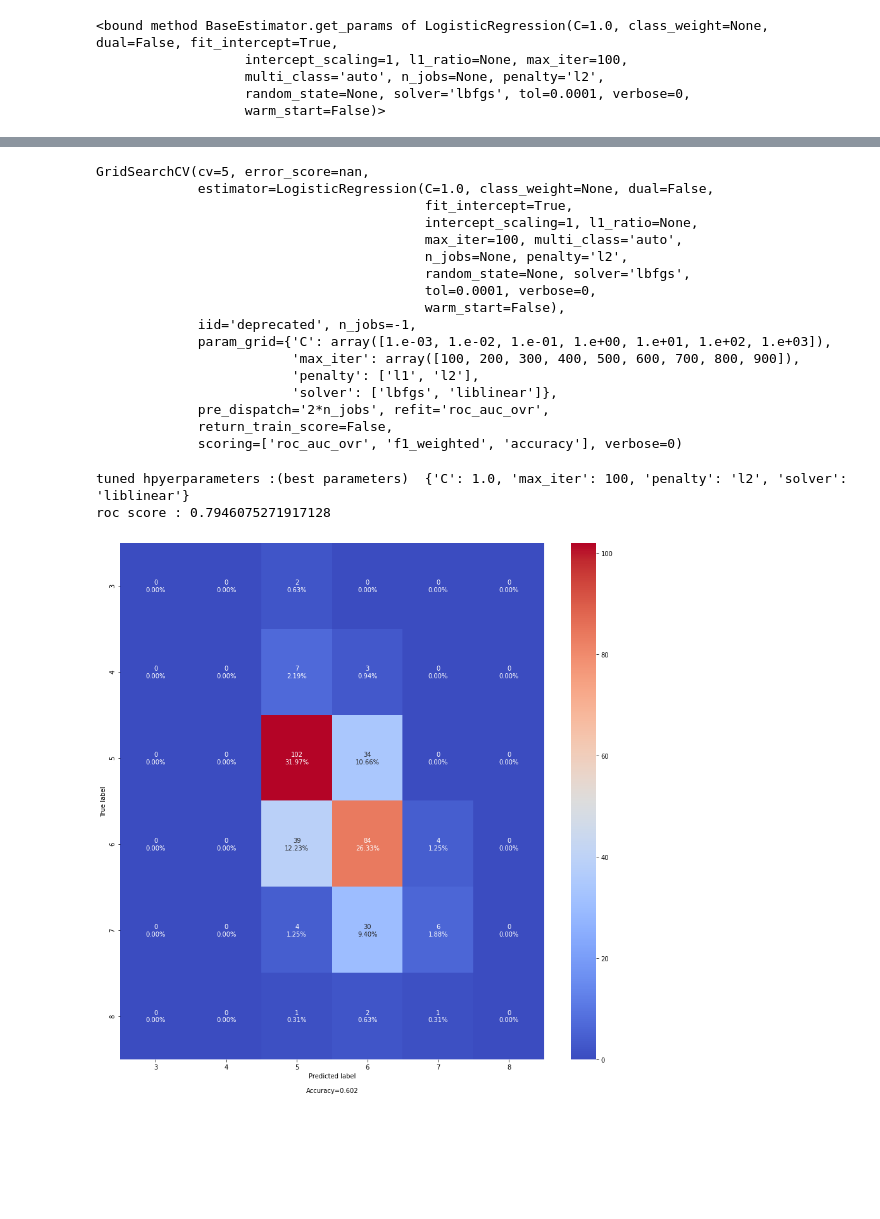
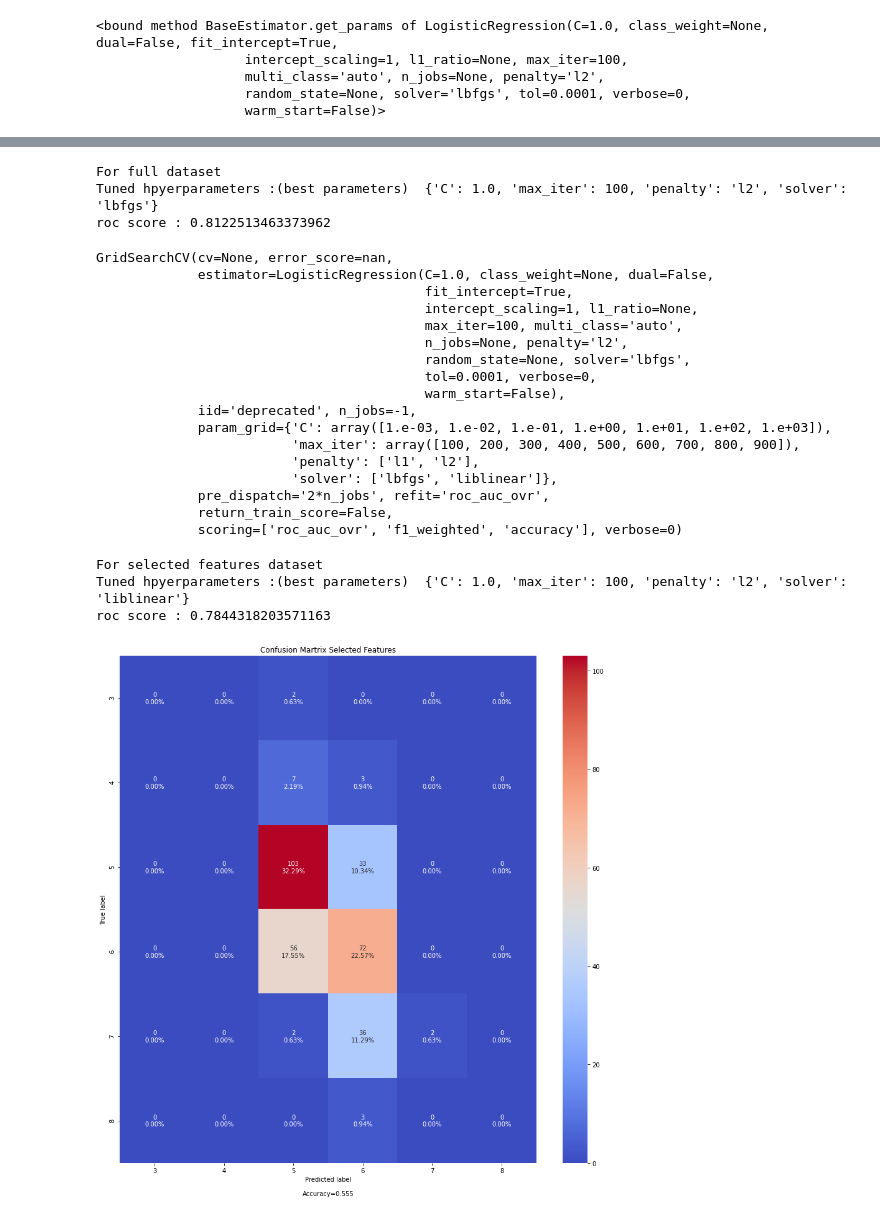
Before and after one commit to yudhiesh/RedWineQuality, a Jupyter notebook: LR.ipynb, the cells around one changed output, grey strips where cells are left out. Saved outputs shown, nothing was run; the diff lists cells and outputs as text; code cells hidden in the pictures; blank space fills up the shorter version.

```diff
--- a/LR.ipynb
+++ b/LR.ipynb
@@ -47,13 +100,15 @@ df.head()
 # %%
 from sklearn.model_selection import StratifiedKFold, train_test_split
 
-# Stratified K-fold cross-validation
-df['kfold'] = -1
-df = df.sample(frac=1).reset_index(drop=True)
-y = df.quality
-kf = StratifiedKFold(n_splits=5)
+def kfold(dataframe):
+  # Stratified K-fold cross-validation
+  dataframe['kfold'] = -1
+  df = dataframe.sample(frac=1).reset_index(drop=True)
+  y = df.quality
+  kf = StratifiedKFold(n_splits=5)
 
-for f, (t_,v_) in enumerate(kf.split(X=df, y=y)):
-  df.loc[v_, 'kfold'] = f
-  df_train = df.loc[t_]
-  df_test = df.loc[v_]
+  for f, (t_,v_) in enumerate(kf.split(X=df, y=y)):
+    df.loc[v_, 'kfold'] = f
+    df_train = df.loc[t_]
+    df_test = df.loc[v_]
+  return df_train, df_test
@@ -59,0 +117,2 @@ for f, (t_,v_) in enumerate(kf.split(X=df, y=y)):
+# %%
+df_train, df_test = kfold(dataframe=df)
@@ -191,13 +295,21 @@ logreg.get_params
+# %%
+print(f'For full dataset')
+print("Tuned hpyerparameters :(best parameters) ",logreg_cv_full.best_params_)
+print("roc score :",logreg_cv_full.best_score_)
+# %% [output]
+For full dataset
+Tuned hpyerparameters :(best parameters)  {'C': 1.0, 'max_iter': 100, 'penalty': 'l2', 'solver': 'lbfgs'}
+roc score : 0.8122513463373962
 # %%
 logreg_cv = GridSearchCV(estimator=logreg,
-                     param_grid=grid,
-                     scoring=scoring,
-                     cv=5,
-                     refit='roc_auc_ovr',
-                     n_jobs=-1)
+                         param_grid = grid,
+                         scoring=scoring,
+                         refit='roc_auc_ovr',
+                         n_jobs=-1
+                         )
 logreg_cv.fit(X_train,y_train)
 # %% [output]
-GridSearchCV(cv=5, error_score=nan,
+GridSearchCV(cv=None, error_score=nan,
              estimator=LogisticRegression(C=1.0, class_weight=None, dual=False,
                                           fit_intercept=True,
                                           intercept_scaling=1, l1_ratio=None,
@@ -215,21 +327,24 @@ GridSearchCV(cv=5, error_score=nan,
              return_train_score=False,
              scoring=['roc_auc_ovr', 'f1_weighted', 'accuracy'], verbose=0)
 # %%
-print("tuned hpyerparameters :(best parameters) ",logreg_cv.best_params_)
+print(f'For selected features dataset')
+print("Tuned hpyerparameters :(best parameters) ",logreg_cv.best_params_)
 print("roc score :",logreg_cv.best_score_)
 # %% [output]
-tuned hpyerparameters :(best parameters)  {'C': 1.0, 'max_iter': 100, 'penalty': 'l2', 'solver': 'liblinear'}
-roc score : 0.7946075271917128
+For selected features dataset
+Tuned hpyerparameters :(best parameters)  {'C': 1.0, 'max_iter': 100, 'penalty': 'l2', 'solver': 'liblinear'}
+roc score : 0.7844318203571163
 # %%
 lr_pred = logreg_cv.predict(X_test)
 cm = confusion_matrix(y_test, lr_pred)
 
 labels = ['True Neg','False Pos','False Neg','True Pos']
 categories = ['3', '4', '5', '6', '7', '8']
 make_confusion_matrix(cm,
                       group_names=labels,
                       categories=categories,
                       cmap='coolwarm',
-                      figsize=(15,15))
+                      figsize=(15,15),
+                      title="Confusion Martrix Selected Features")
 # %% [output]
-[figure, old version]
+[figure, new version]
```
Also changed, not shown: parts of 14 cells of this notebook.
